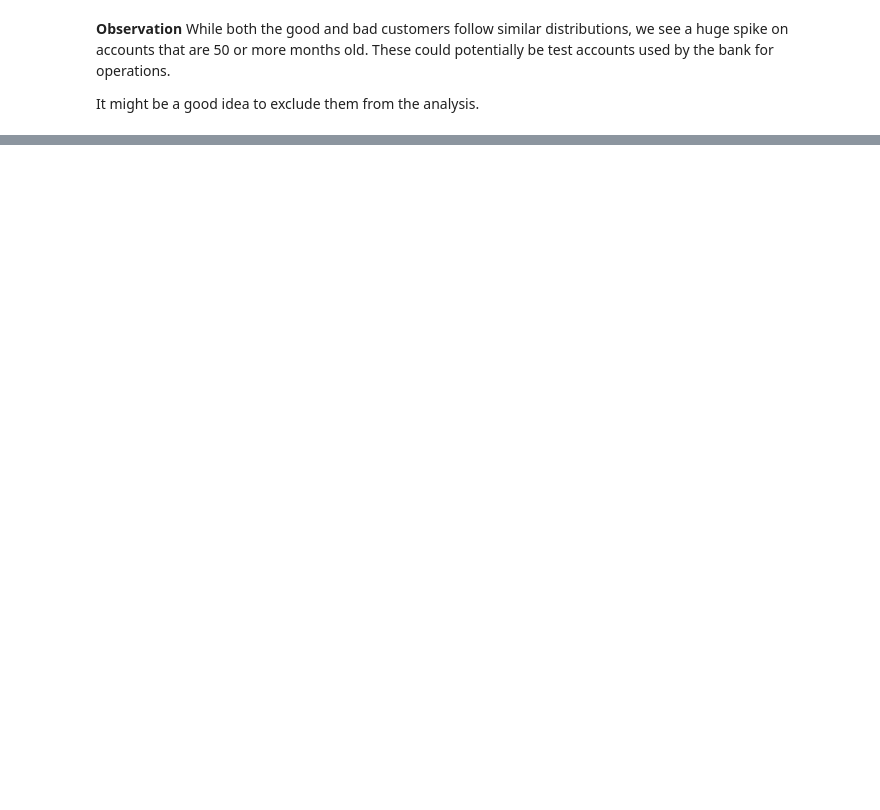
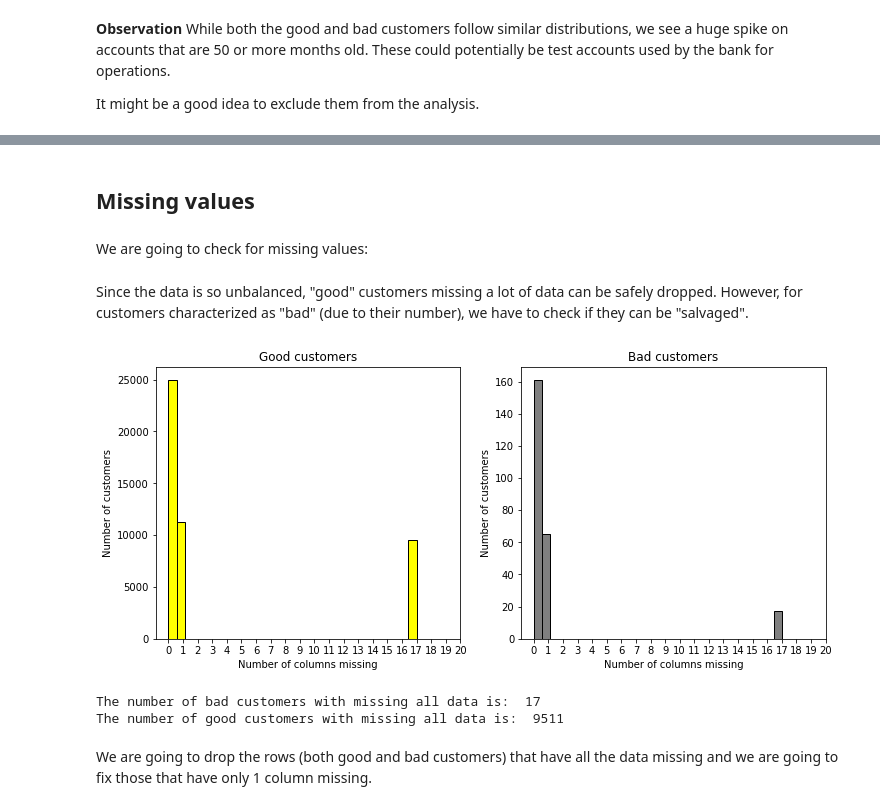
Before and after one commit to jmoschos/Credit-score-approval, a Jupyter notebook: Credit_score.ipynb, the cells around one changed output, grey strips where cells are left out. Saved outputs shown, nothing was run; the diff lists cells and outputs as text; code cells hidden in the pictures; blank space fills up the shorter version.

```diff
--- a/Credit_score.ipynb
+++ b/Credit_score.ipynb
@@ -151,0 +123,8 @@ ax.set_xticks([])
+# %%
+## Creation of table to merge with application data:
+
+credit_to_merge = credit_initial.groupby(["ID"]).agg(
+    initial_month = ("MONTHS_BALANCE",min),
+    Label = ("Label",max)
+
+)
@@ -151,0 +160,2 @@ ax.set_xticks([])
+# %%
+data = pd.merge(app_data,credit_to_merge,on = "ID", how = "right")
@@ -151,0 +178,35 @@ ax.set_xticks([])
+# %% [markdown]
+## Missing values
+# %% [markdown]
+We are going to check for missing values:
+# %%
+missing = data.isnull().sum(axis = 1)
+# %% [markdown]
+Since the data is so unbalanced, "good" customers missing a lot of data can be safely dropped. However, for customers characterized as "bad" (due to their number), we have to check if they can be "salvaged".
+# %%
+plt.figure(figsize=(12,5))
+ax1 = plt.subplot(1,2,1)
+ax1.hist(missing[data.Label ==0],bins = 30,edgecolor = "black", color = "yellow")
+plt.title("Good customers")
+plt.xlabel("Number of columns missing")
+plt.ylabel("Number of customers")
+plt.xticks(ticks=np.arange(0,21,1))
+
+ax2 = plt.subplot(1,2,2)
+ax2.hist(missing[data.Label ==1],bins = 30,edgecolor = "black",color = "grey")
+
+plt.title("Bad customers")
+plt.xlabel("Number of columns missing")
+plt.ylabel("Number of customers")
+plt.xticks(ticks=np.arange(0,21,1))
+plt.show()
+# %% [output]
+[figure, added]
+# %%
+print("The number of bad customers with missing all data is: ", sum((missing >= 17) & (data.Label ==1)))
+print("The number of good customers with missing all data is: ", sum((missing >= 17) & (data.Label ==0)))
+# %% [output]
+The number of bad customers with missing all data is:  17
+The number of good customers with missing all data is:  9511
+# %% [markdown]
+We are going to drop the rows (both good and bad customers) that have all the data missing and we are going to fix those that have only 1 column missing.
```
Also changed, not shown: parts of 40 cells of this notebook.
